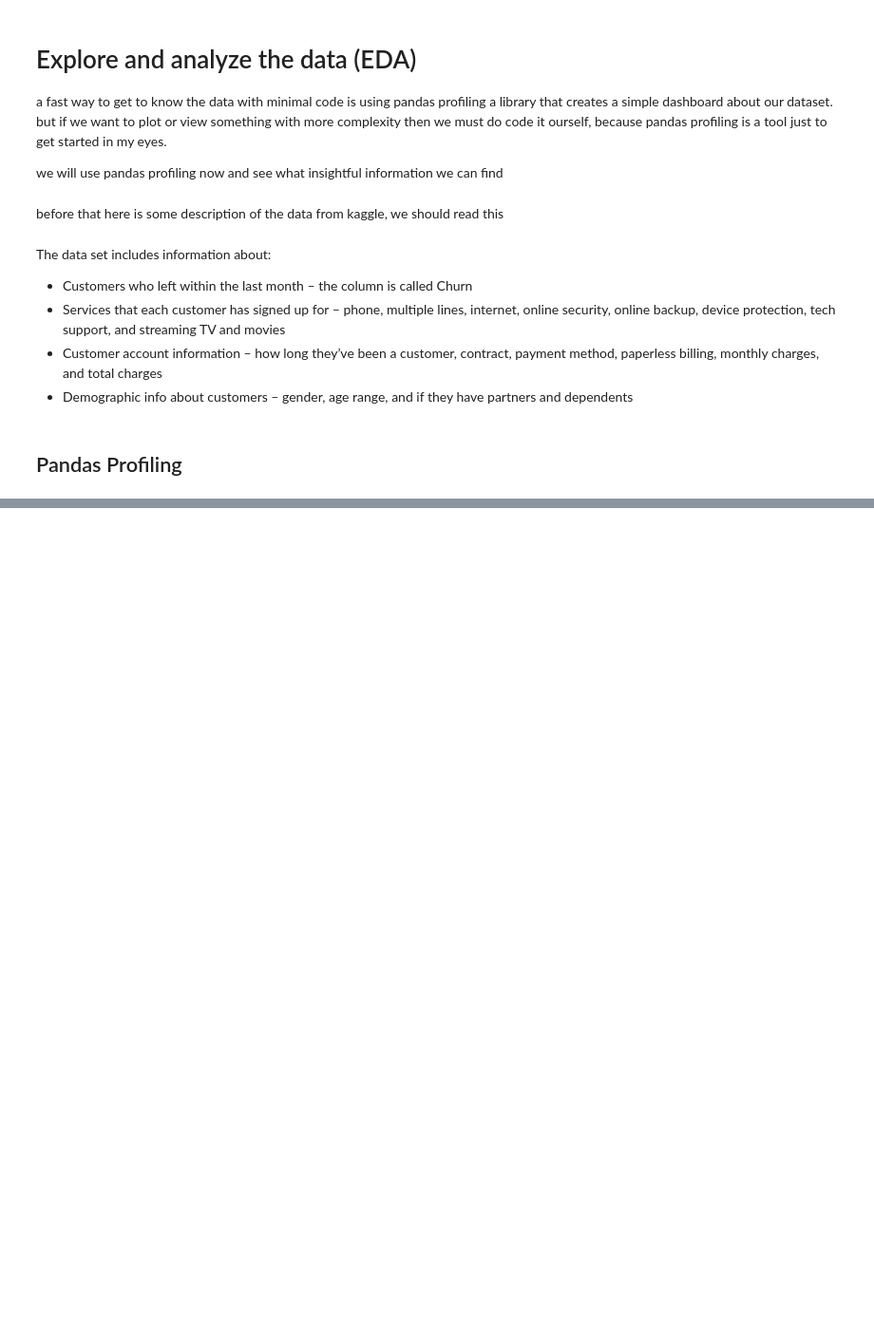
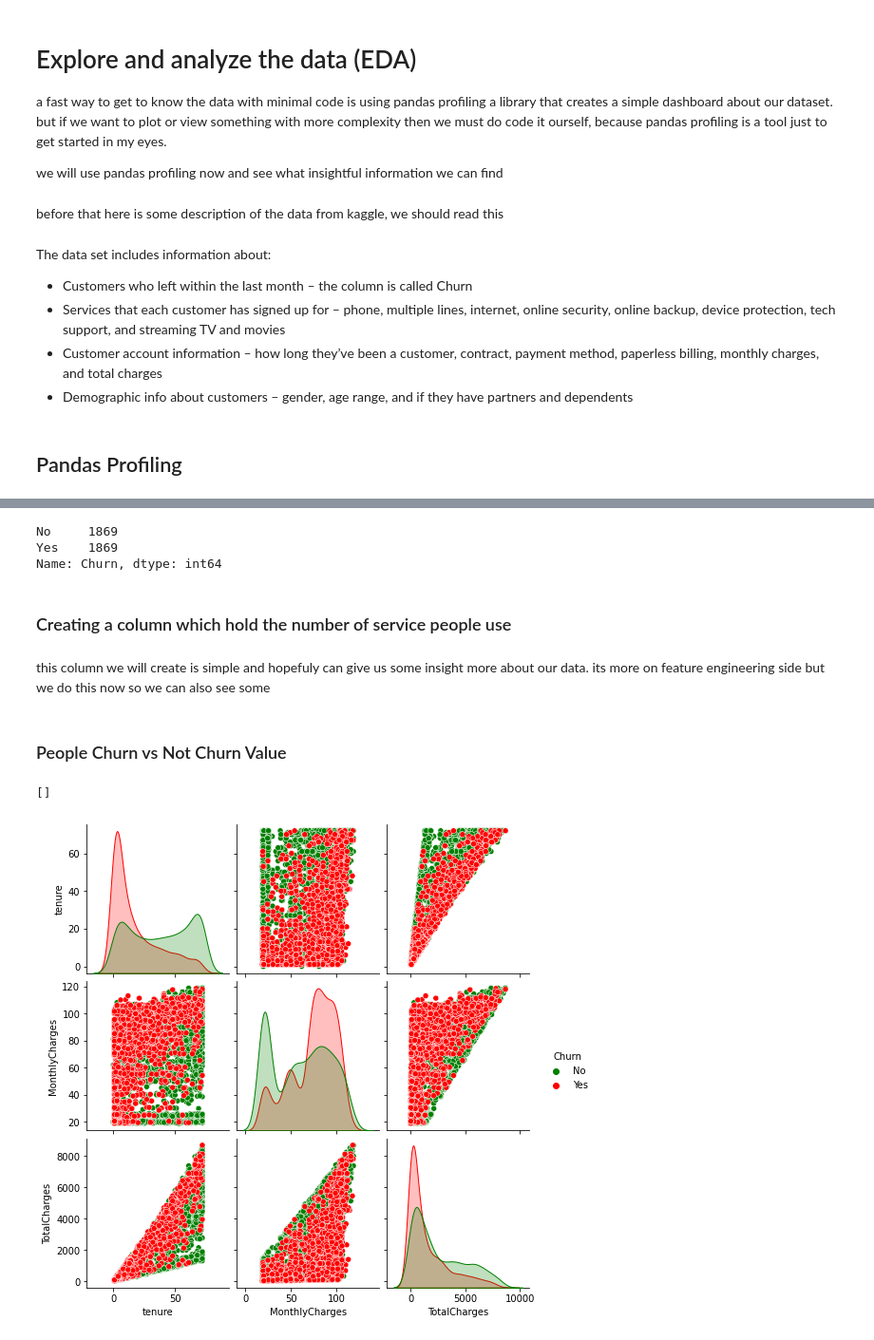
Before and after one commit to sir-hadi/My-AI-ML-DS-Projects, a Jupyter notebook: Telco Customer Churn/Telco_Churn_Prediction.ipynb, the cells around one changed output, grey strips where cells are left out. Shown at 95% size. Drawn from its saved outputs; the diff is of its cells as text; code cells hidden in the pictures; blank space fills up the shorter version.

```diff
--- a/Telco Customer Churn/Telco_Churn_Prediction.ipynb
+++ b/Telco Customer Churn/Telco_Churn_Prediction.ipynb
@@ -101,0 +146,26 @@ profile
+# %%
+df_a = pd.concat([df[df.Churn == 'No'].sample(df[df.Churn == 'Yes'].shape[0]),df[df.Churn == 'Yes']])
+# df_a = df
+# %%
+df_a.Churn.value_counts()
+# %% [output]
+No     1869
+Yes    1869
+Name: Churn, dtype: int64
+# %%
+bool_col = ['gender','SeniorCitizen', 'Partner', 'Dependents','PhoneService','PaperlessBilling','Churn']
+numerical_col = ['tenure','MonthlyCharges', 'TotalCharges']
+categorical_col = ['MultipleLines', 'InternetService','OnlineSecurity', 'OnlineBackup', 'DeviceProtection', 'TechSupport',
+       'StreamingTV', 'StreamingMovies', 'Contract','PaymentMethod']
+# %% [markdown]
+### Creating a column which hold the number of service people use
+# %% [markdown]
+this column we will create is simple and hopefuly can give us some insight more about our data. its more on feature engineering side but we do this now so we can also see some
+# %% [markdown]
+### People Churn vs Not Churn Value
+# %%
+sns.pairplot(df_a[numerical_col + ['Churn']], hue="Churn",palette=["green", "red"])
+plt.plot()
+# %% [output]
+[]
+[figure, added]
```
Also changed, not shown: parts of 63 cells of this notebook.
